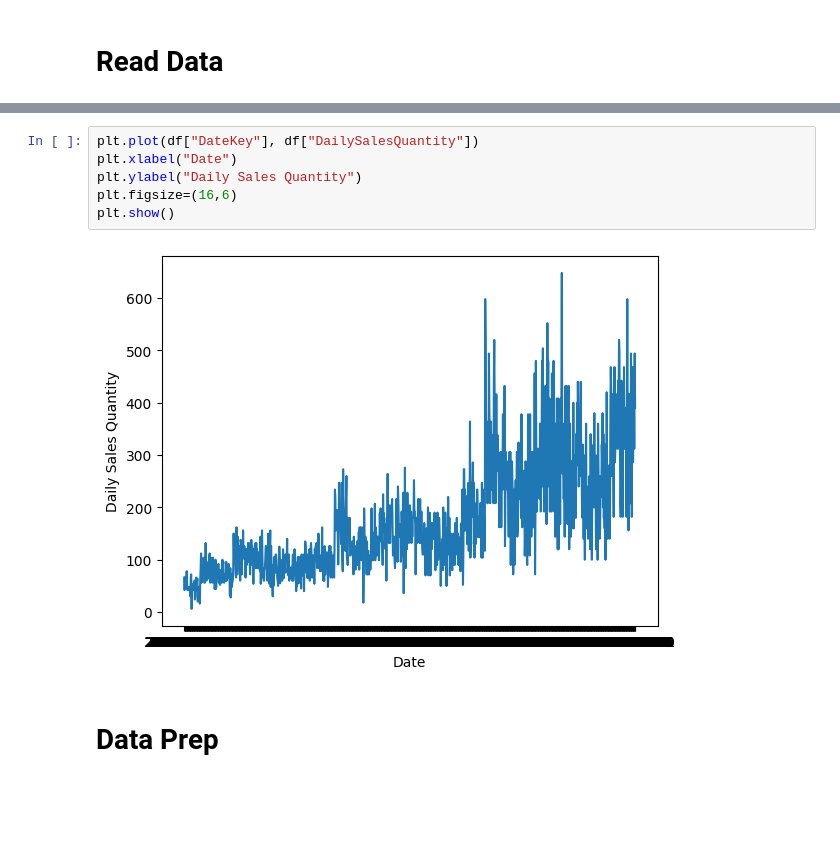
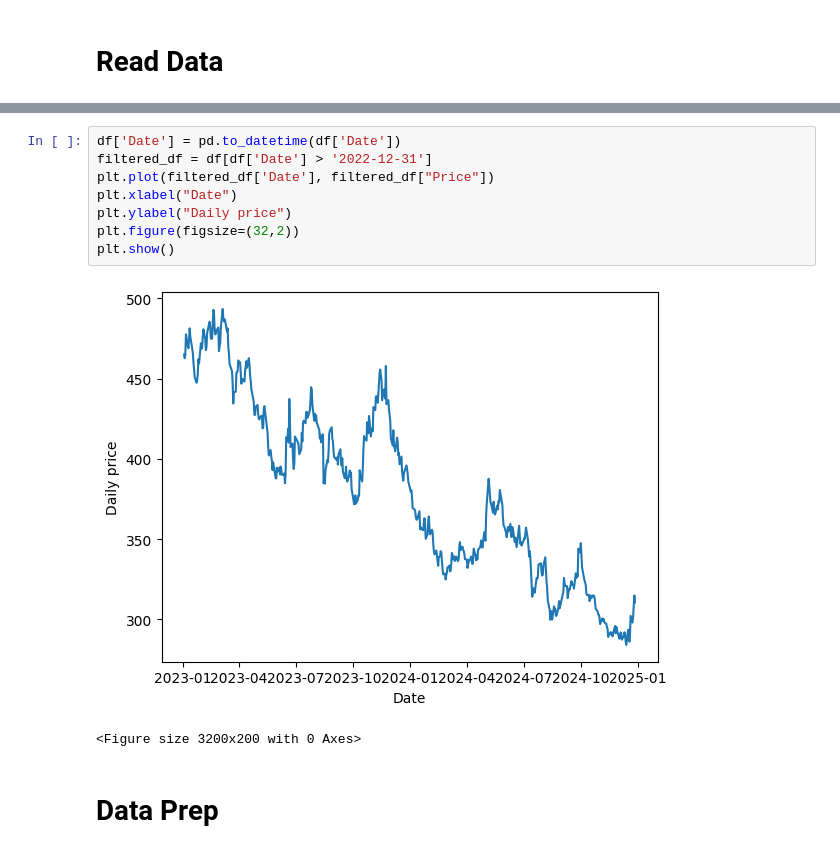
Before and after one commit to suhaodatascichem/Soybean-Meal-price, a Jupyter notebook: Soybean meal.ipynb, the cells around one changed output, grey strips where cells are left out. Cells and saved outputs as stored; diff of their text form; blank space fills up the shorter version.

```diff
--- a/Soybean meal.ipynb
+++ b/Soybean meal.ipynb
@@ -38,11 +45,14 @@ df.head()
-# %%
-plt.plot(df["DateKey"], df["DailySalesQuantity"])
-plt.xlabel("Date")
-plt.ylabel("Daily Sales Quantity")
-plt.figsize=(16,6)
-plt.show()
-# %% [output]
-[figure, removed]
+# %%
+df['Date'] = pd.to_datetime(df['Date'])
+filtered_df = df[df['Date'] > '2022-12-31']
+plt.plot(filtered_df['Date'], filtered_df["Price"])
+plt.xlabel("Date")
+plt.ylabel("Daily price")
+plt.figure(figsize=(32,2))
+plt.show()
+# %% [output]
+[figure, added]
+<Figure size 3200x200 with 0 Axes>
 # %% [markdown]
 # Data Prep
 # %%
```
Also changed, not shown: parts of 5 cells of this notebook.
